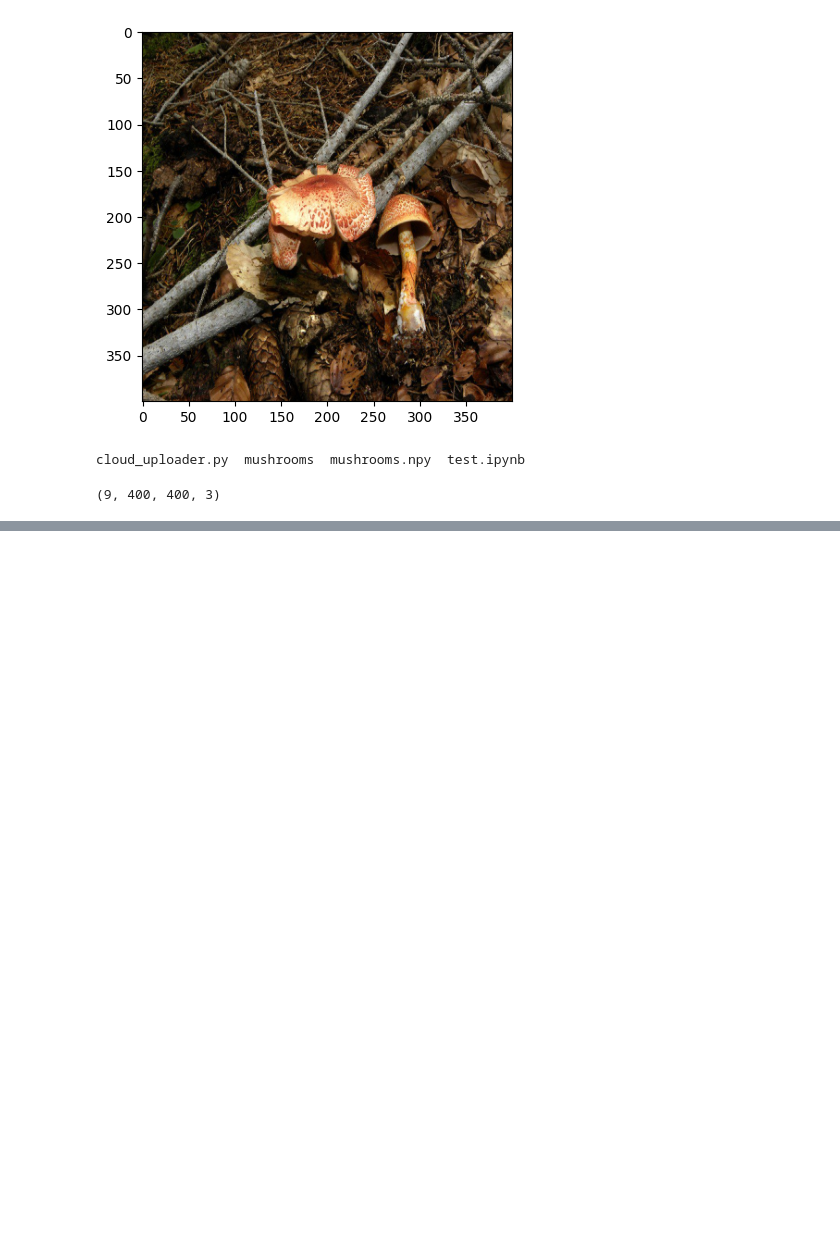
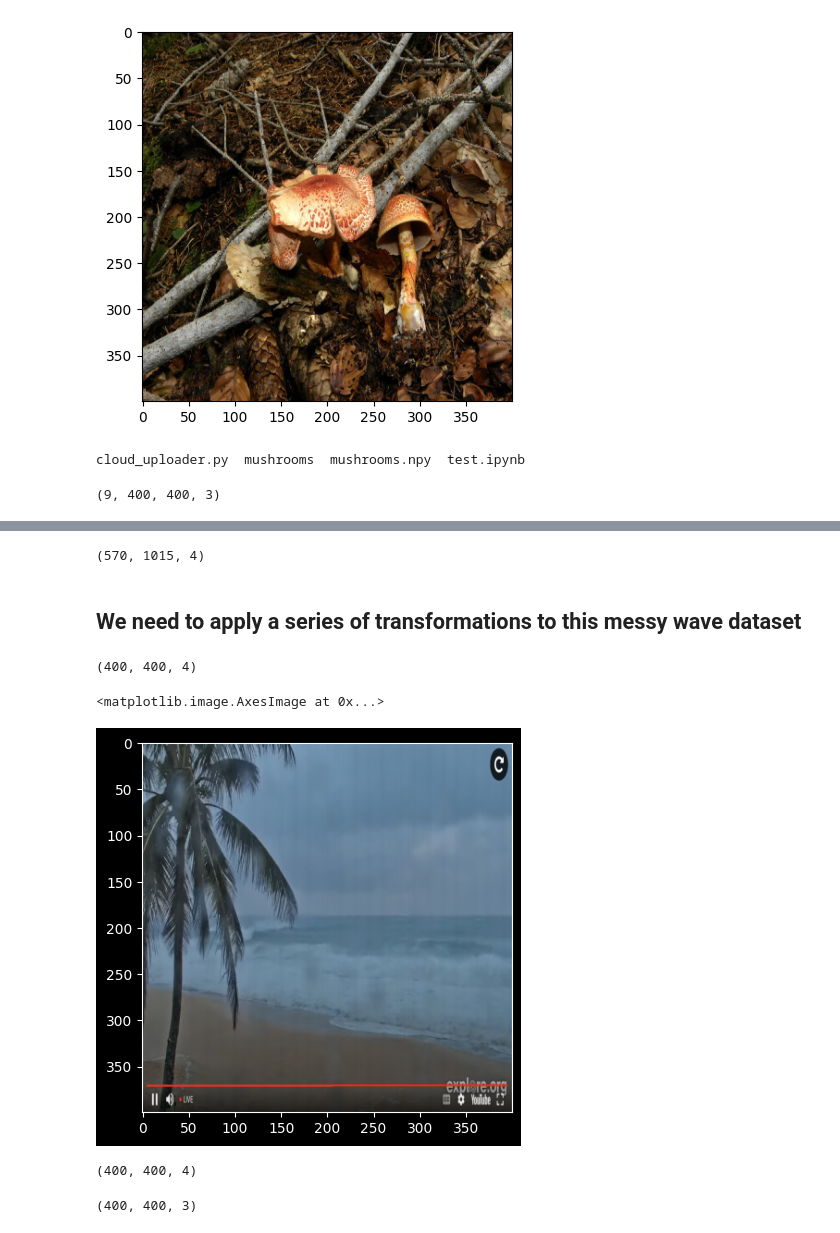
Before and after one commit to NicoleChant/project_guidelines, a Jupyter notebook: guidelines.ipynb, the cells around one changed output, grey strips where cells are left out. Saved outputs shown, nothing was run; the diff lists cells and outputs as text; code cells hidden in the pictures; blank space fills up the shorter version.

```diff
--- a/guidelines.ipynb
+++ b/guidelines.ipynb
@@ -449,0 +463,45 @@ from sklearn.model_selection import train_test_split
+# %%
+import cv2
+import numpy as np
+import matplotlib.pyplot as plt
+plt.style.use("dark_background")
+# %%
+img = plt.imread("waves/Chaotic/HawaiBee__ocean__2022-11-24_18:06:49__1.png")
+img.shape
+# %% [output]
+(570, 1015, 4)
+# %% [markdown]
+## We need to apply a series of transformations to this messy wave dataset
+# %%
+def crop_image(image):
+    ## Your code
+    return image
+
+def resize_image(image , image_width = 400 , image_height = 400):
+    #feel free to modify interpolation
+    return cv2.resize(image , (image_width , image_height) , interpolation = cv2.INTER_AREA)
+
+def transform_channels(image):
+    return cv2.cvtColor(image, cv2.COLOR_BGRA2BGR)
+
+def make_gray(image):
+    return cv2.cvtColor(image, cv2.COLOR_BGR2GRAY)
+# %%
+resized_img = resize_image(img)
+resized_img.shape
+# %% [output]
+(400, 400, 4)
+# %%
+plt.imshow(resized_img , cmap = "gray")
+# %% [output]
+<matplotlib.image.AxesImage at 0x...>
+[figure, added]
+# %%
+resized_img.shape
+# %% [output]
+(400, 400, 4)
+# %%
+transformed_img = transform_channels(resized_img)
+transformed_img.shape
+# %% [output]
+(400, 400, 3)
```
Also changed, not shown: parts of 45 cells of this notebook.
